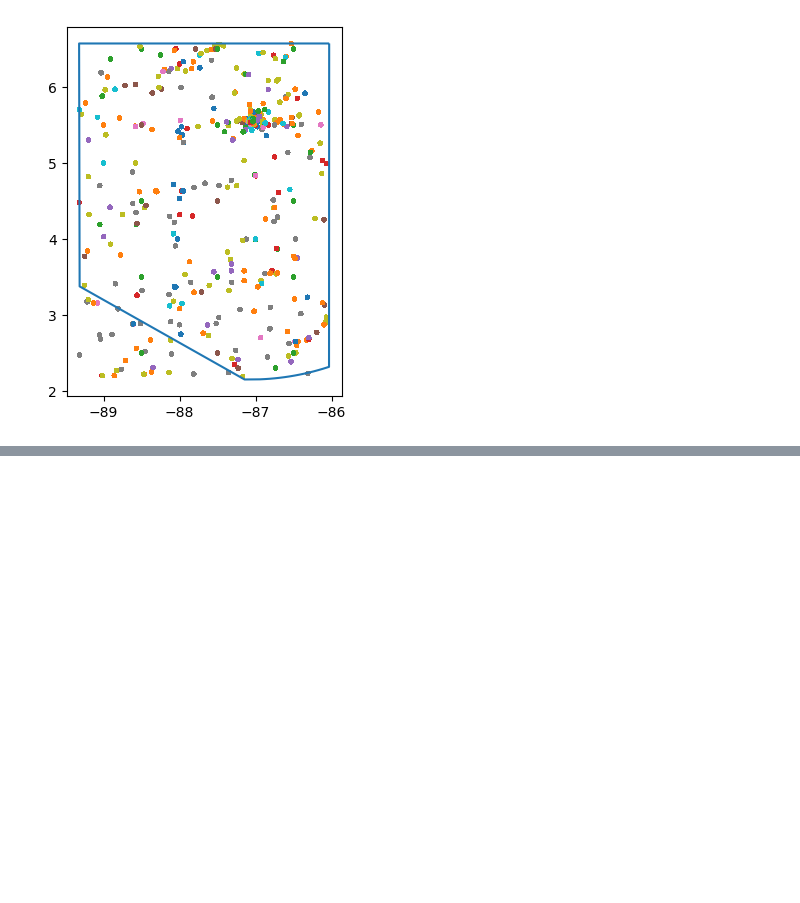
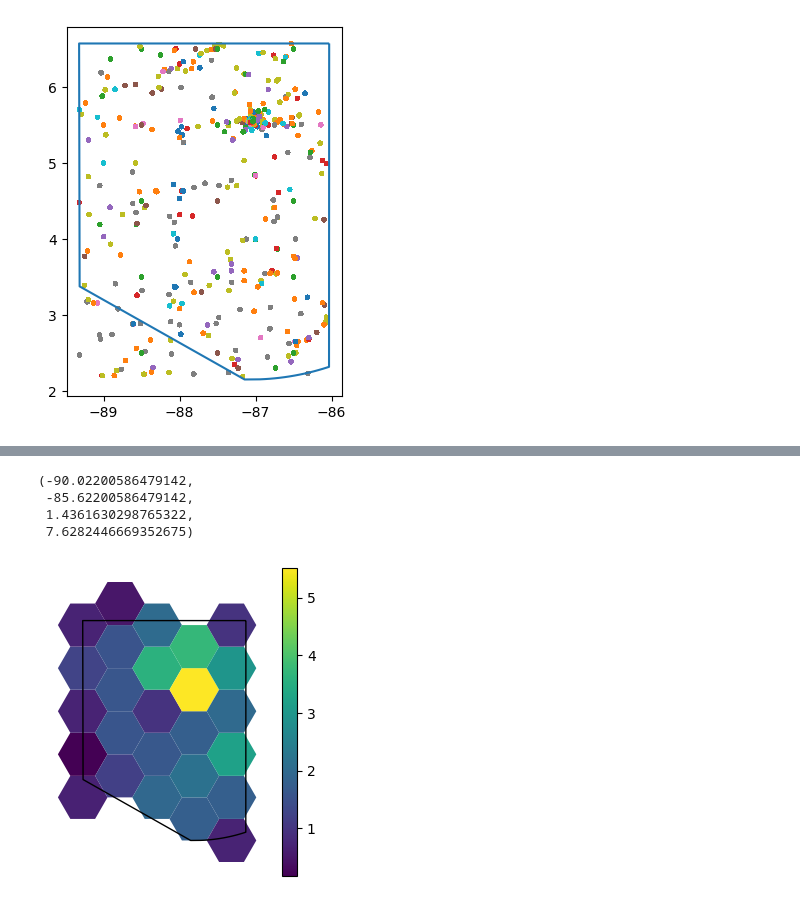
Before and after one commit to Open-Earth-Foundation/oceanprogram, a Jupyter notebook: Marine_Ecosystem_Credits/Marine_Biodiversity/MBU_Methodology/Modulating_Factor1_ShannonIndex.ipynb, the cells around one changed output, grey strips where cells are left out. Cells and saved outputs as stored; diff of their text form; code cells hidden in the pictures; blank space fills up the shorter version.

```diff
--- a/Marine_Ecosystem_Credits/Marine_Biodiversity/MBU_Methodology/Modulating_Factor1_ShannonIndex.ipynb
+++ b/Marine_Ecosystem_Credits/Marine_Biodiversity/MBU_Methodology/Modulating_Factor1_ShannonIndex.ipynb
@@ -257 +273,12 @@ def test(roi, gdf, grid_gdf, gdf_col_name):
+# %%
+ax = df.plot(column='shannon', figsize=(4, 4), cmap='viridis', legend = True)
+
+gpd.GeoSeries(ACMC.geometry).plot(ax=ax, edgecolor='black', facecolor='none', label='ACMC')
+ax.axis('off')
+# %% [output]
+(-90.02200586479142,
+ -85.62200586479142,
+ 1.4361630298765322,
+ 7.6282446669352675)
+[figure, added]
 # %%
```
Also changed, not shown: parts of 7 cells of this notebook, 2 other files.
